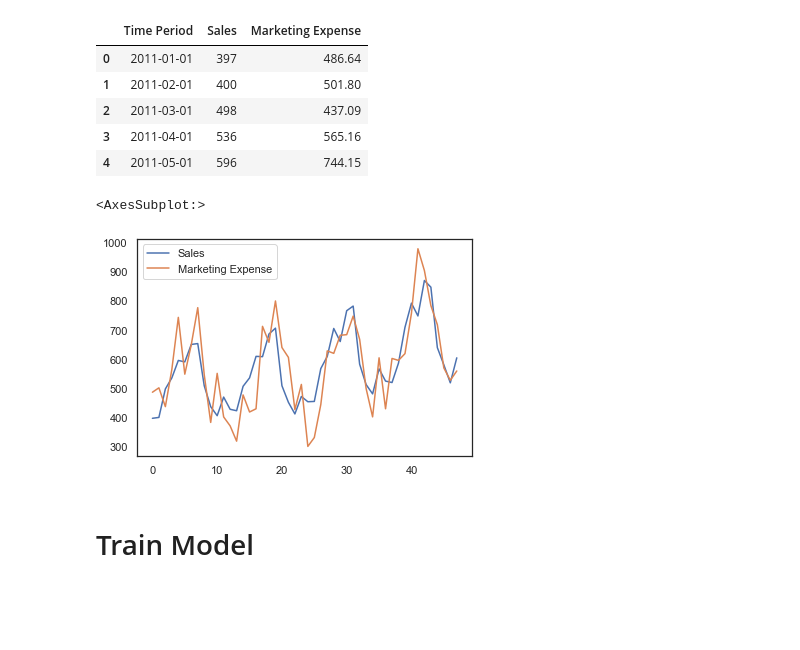
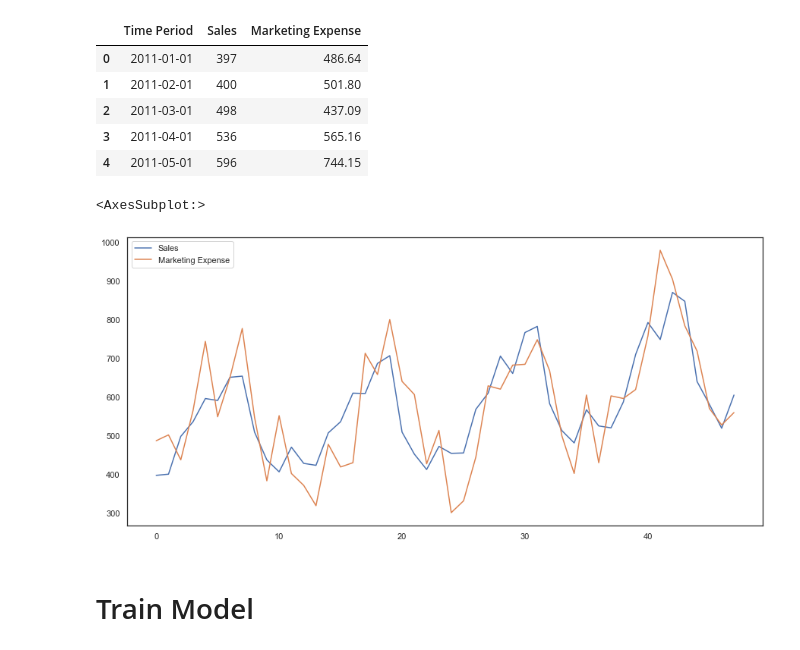
Before and after one commit to AutoViML/Auto_TS, a Jupyter notebook: example_notebooks/autots_multivariate_example.ipynb, the cells around one changed output. Drawn from its saved outputs; the diff is of its cells as text; code cells hidden in the pictures; blank space fills up the shorter version.

```diff
--- a/example_notebooks/autots_multivariate_example.ipynb
+++ b/example_notebooks/autots_multivariate_example.ipynb
@@ -23,7 +22,7 @@ model.predict(testdata, forecast_period)
 # %% [markdown]
 # Load Dataset
 # %%
-datapath = '../Documents/Auto_TS/example_datasets/'
+datapath = '../example_datasets/'
 filename1 = 'Sales_and_Marketing.csv'
 dataset = pd.read_csv(datapath+filename1, index_col=None)
 dataset.info()
@@ -48,10 +47,10 @@ dataset.head()
 | 3 | 2011-04-01 | 536 | 565.16 |
 | 4 | 2011-05-01 | 596 | 744.15 |
 # %%
-dataset[['Sales', 'Marketing Expense']].plot()
+dataset[['Sales', 'Marketing Expense']].plot(figsize=(15,7))
 # %% [output]
 <AxesSubplot:>
-[figure, old version]
+[figure, new version]
 # %% [markdown]
 # Train Model
 # %%
```
Also changed, not shown: parts of 17 cells of this notebook, 5 other files.
